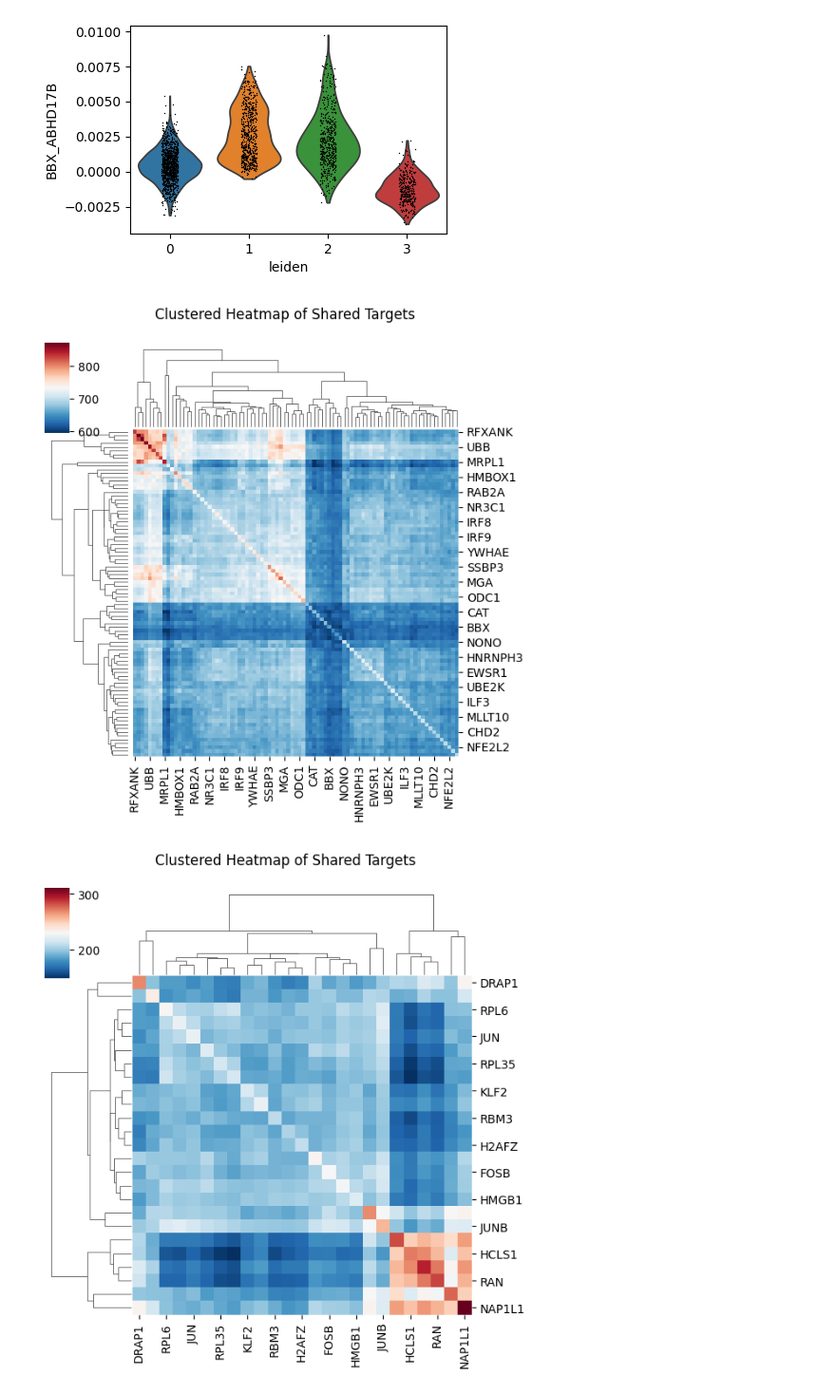
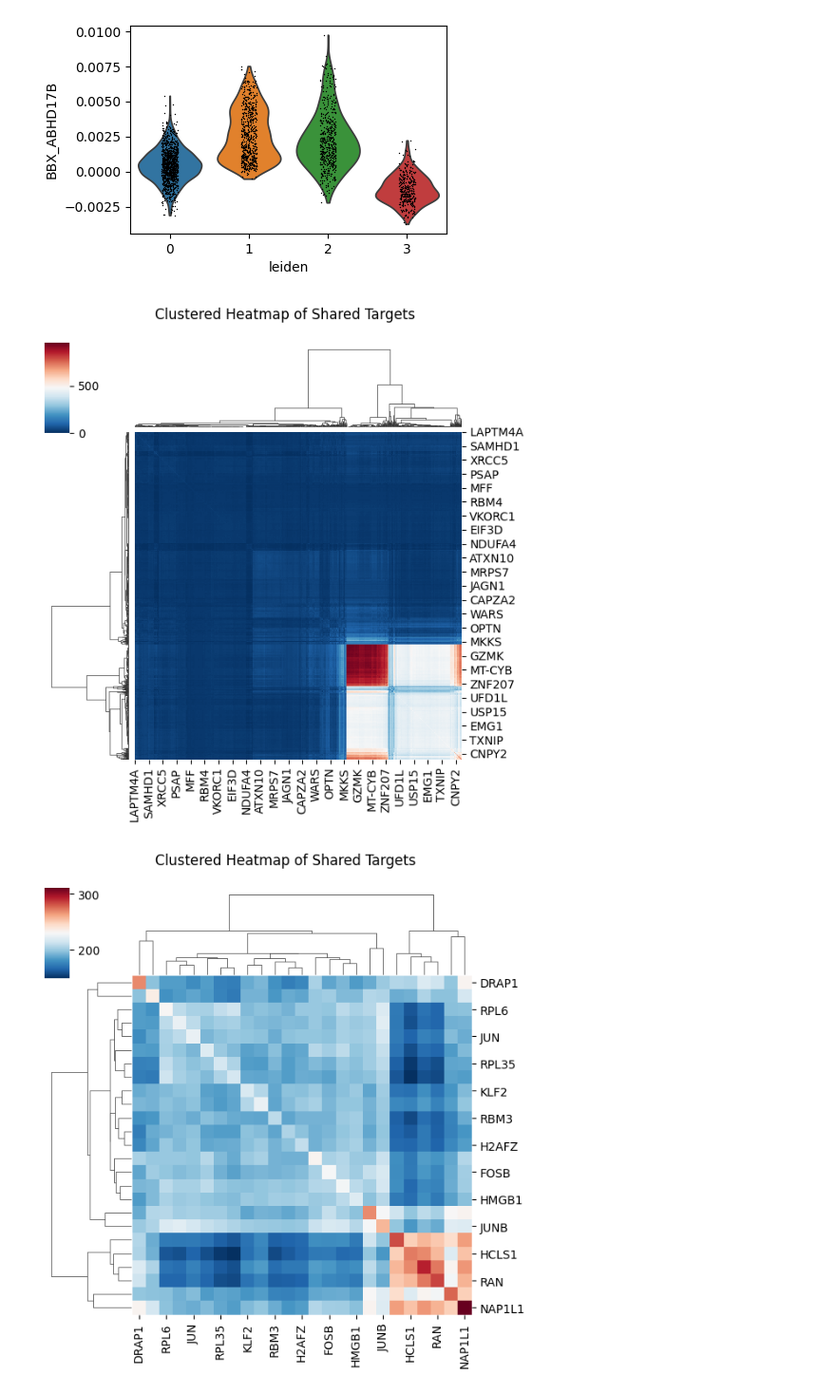
Before and after one commit to bionetslab/netmap, a Jupyter notebook: tutorials/use_case.ipynb, the cells around one changed output. Shown at 95% size. Cells and saved outputs as stored; diff of their text form; code cells hidden in the pictures.

```diff
--- a/tutorials/use_case.ipynb
+++ b/tutorials/use_case.ipynb
@@ -306,2 +336,2 @@ KeyError: "Missing expected columns 'cell_count_0.2_0' or 'cell_count_0.2_1' in
 # %%
-grn_adata.obs.leiden
+grn_adata_smol.obs['grn_orig'] = pd.Categorical(adata.obs['leiden'].values)
@@ -477,0 +495,35 @@ KeyError: "['TPI1_regulon'] not in index"
+# %%
+import pandas as pd
+import scipy.sparse
+
+def merge_all_to_obs(target_adata, source_adata):
+    """
+    Takes all variables from source_adata and appends them as columns
+    to target_adata.obs for easy plotting.
+    """
+    if target_adata.n_obs != source_adata.n_obs:
+        raise ValueError("Cell counts do not match between objects.")
+
+    # 1. Extract the data matrix
+    # If it's sparse (common in single-cell), we must densify it to put it in .obs
+    if scipy.sparse.issparse(source_adata.X):
+        source_data = source_adata.X.toarray()
+    else:
+        source_data = source_adata.X
+
+    # 2. Create a DataFrame from the source data
+    source_df = pd.DataFrame(
+        source_data,
+        index=source_adata.obs_names,
+        columns=source_adata.var_names
+    )
+
+    # 3. Concatenate with existing obs
+    # We use axis=1 to join columns.
+    # verify_integrity=False is faster if you know the order is correct.
+    target_adata.obs = pd.concat([target_adata.obs, source_df], axis=1)
+
+    print(f"Added {source_df.shape[1]} columns to target_adata.obs")
+    return target_adata
+# %%
+grn_adata_smol = merge_all_to_obs(grn_adata_smol, adata_regl)
@@ -477,0 +545,2 @@ KeyError: "['TPI1_regulon'] not in index"
+# %%
+grn_adata_smol.obs = grn_adata_smol.obs.loc[:, ['leiden', 'spectral', 'leiden_remap', 'spectral_remap']]
@@ -523,17 +595,17 @@ with rc_context({"figure.figsize": (4.5, 3)}):
 # %%
 # Heatmap: shared targets between regulons
 #
 # Purpose:
 #   Visualize the overlap in target genes between regulons.
 #   This heatmap highlights:
 #       - which regulons share many downstream targets,
 #       - potential co-regulatory modules,
 #       - redundancies or functional similarity among regulators.
 
-plot_shared_targets_heatmap(grn_adata, genes=None, figsize=(6, 6), cmap='RdBu_r',
+plot_shared_targets_heatmap(grn_adata_smol, genes=None, figsize=(6, 6), cmap='RdBu_r',
                                 metric='euclidean', method='average', title='Clustered Heatmap of Shared Targets')
 # %% [output]
-[figure, old version]
+[figure, new version]
 # %%
 # Using only a subset of genes for clarity
 plot_shared_targets_heatmap(grn_adata, genes=grn_adata.var["source"].unique()[:25], figsize=(6, 6), cmap='RdBu_r',
```
Also changed, not shown: parts of 52 cells of this notebook, 2 other files.
